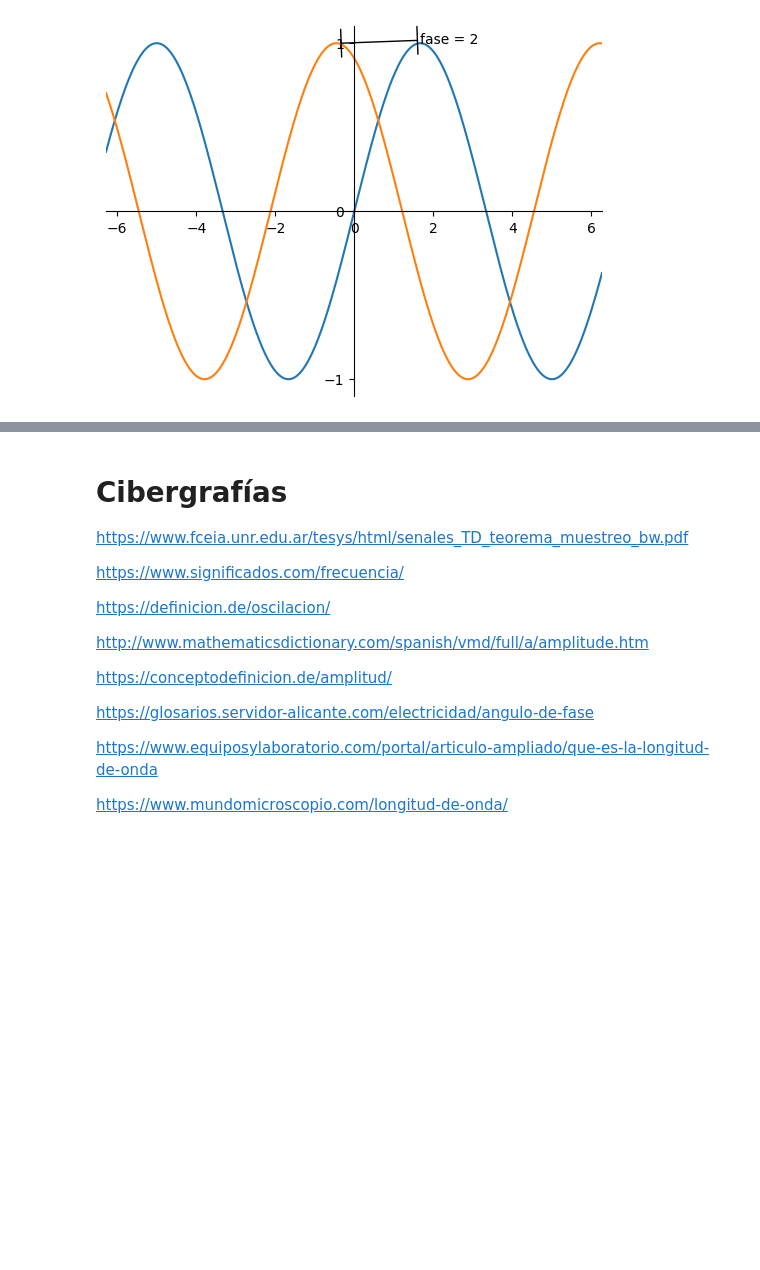
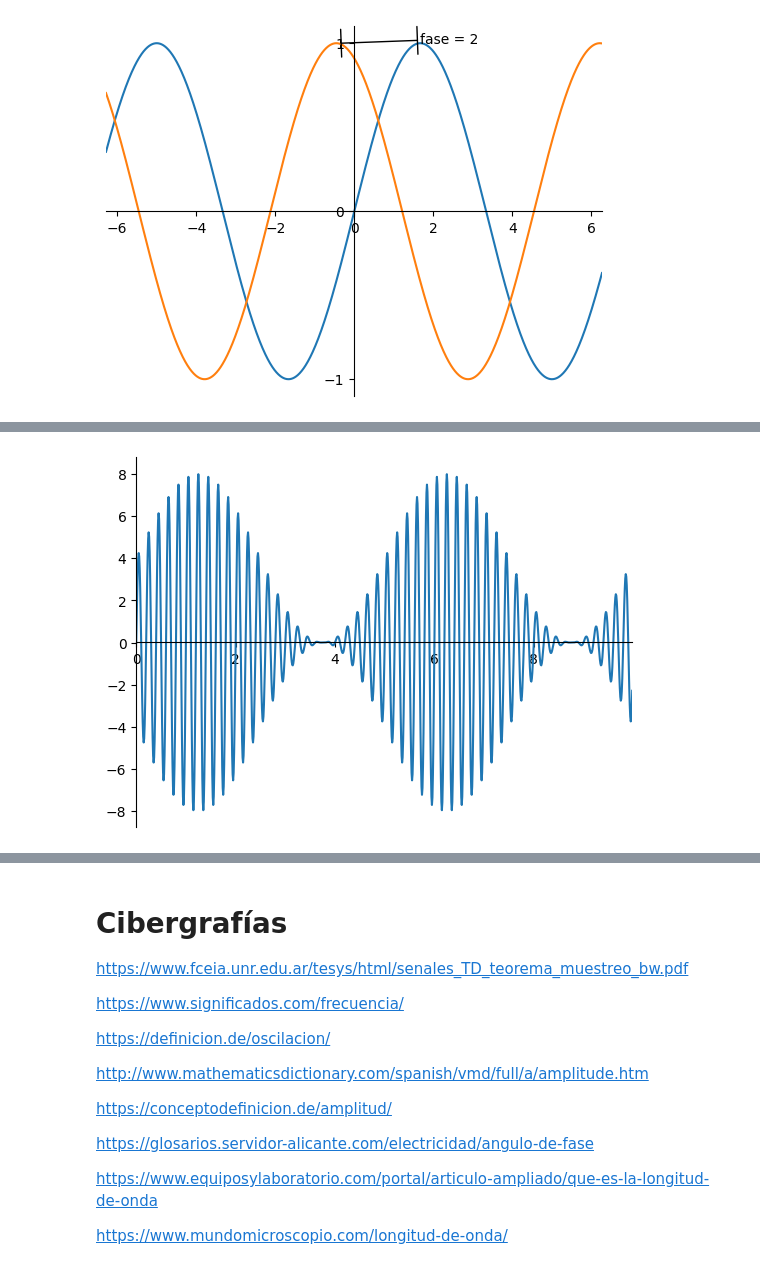
Before and after one commit to diegourielvr/signal, a Jupyter notebook: senoidal.ipynb, the cells around one changed output, grey strips where cells are left out. Cells and saved outputs as stored; diff of their text form; code cells hidden in the pictures; blank space fills up the shorter version.

```diff
--- a/senoidal.ipynb
+++ b/senoidal.ipynb
@@ -376 +445,39 @@ Una señal senoidal es una corriente o tensión que varía sinusoidalmente con e
+# %%
+from math import sin, pi
+import numpy as np
+import matplotlib.pyplot as plt
+def seno(a: float, f: float, t: float) -> float:
+    return a*sin(2*pi*f*t)
+
+def modulacion_am(ap: float, fp: float, am: float, fm: float, k: float, t: float) -> float:
+    return ap*(1+(k*(am*sin(2*pi*fm*t))))*sin(2*pi*fp*t)
+
+# ----- Parámetros -----
+ap = 4 #amplitud portadora
+fp = 5 #frecuencia portadora
+
+am = 1 #amplitud moduladora
+fm = .2 #frecuencia moduladora
+k = 1 #indice de modulacion
+# ----- fin arámetros -----
+
+x_max = 10
+x_min = 0
+step = 0.01
+x = [i*step+x_min for i in range(0, int((x_max-x_min)//step))]
+#y = [(seno(amplitud1, frecuencia, fase, time)+seno(amplitud2, 2*frecuencia, fase, time)
+#    + seno(amplitud3, 3*frecuencia, fase, time)+seno(amplitud4, 4*frecuencia, fase, time)) for time in x]
+#s_moduladora = [(seno(amplitud_moduladora, frecuencia_moduladora, fase, time)) for time in x]
+#s_portadora= [(seno(amplitud_portadora, frecuencia_portadora, fase, time)) for time in x]
+s_am = [(modulacion_am(ap, fp, am, fm, k, time)) for time in x]
+
+fig, ax = plt.subplots()
+ax.plot(x,s_am)
+ax.spines[['bottom']].set_position('center') # Mover eje inferior al centro
+ax.spines[['right', 'top']].set_visible(False) # Ocultar ejes
+ax.set_xmargin(0)
+
+plt.show()
+# %% [output]
+[figure, added]
 # %% [markdown]
```
Also changed, not shown: parts of 12 cells of this notebook.
